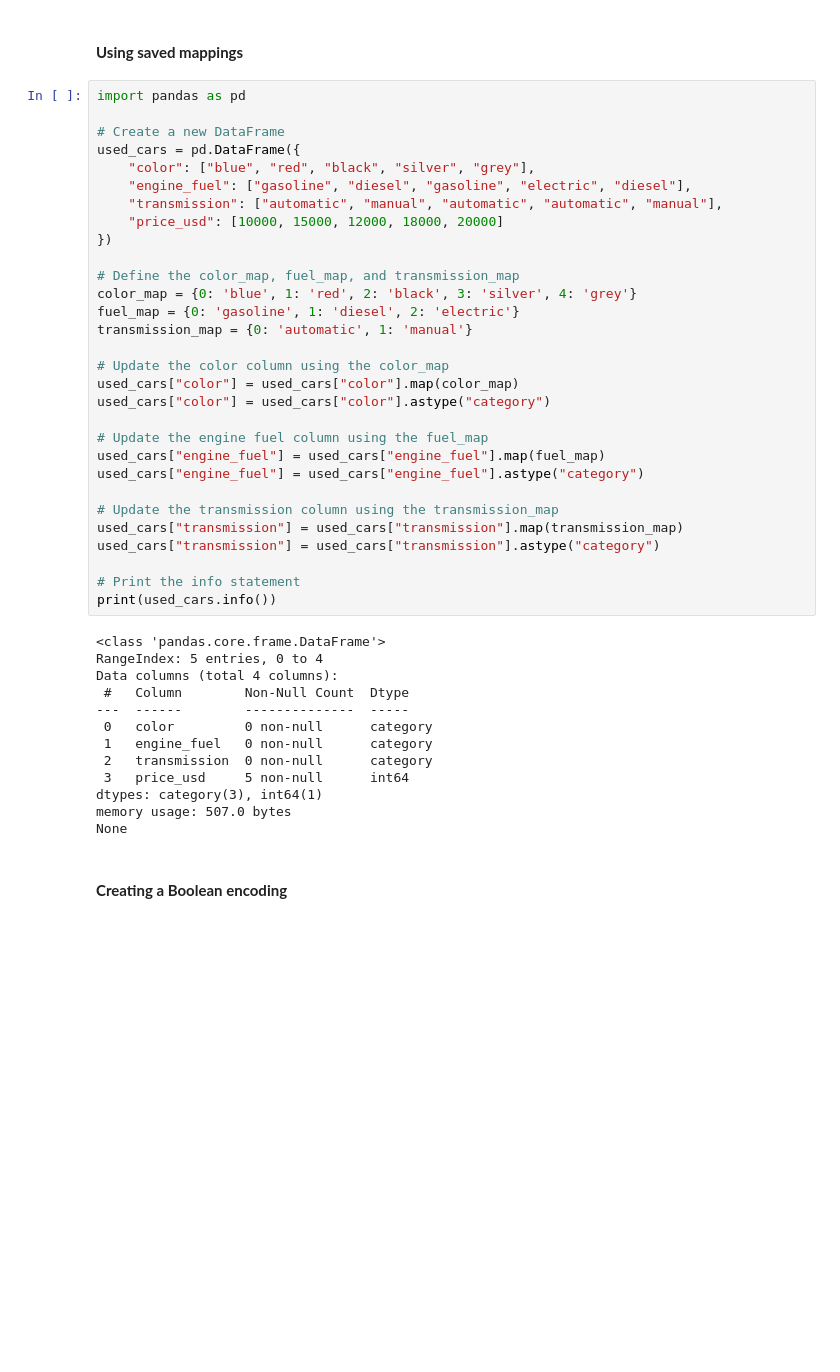
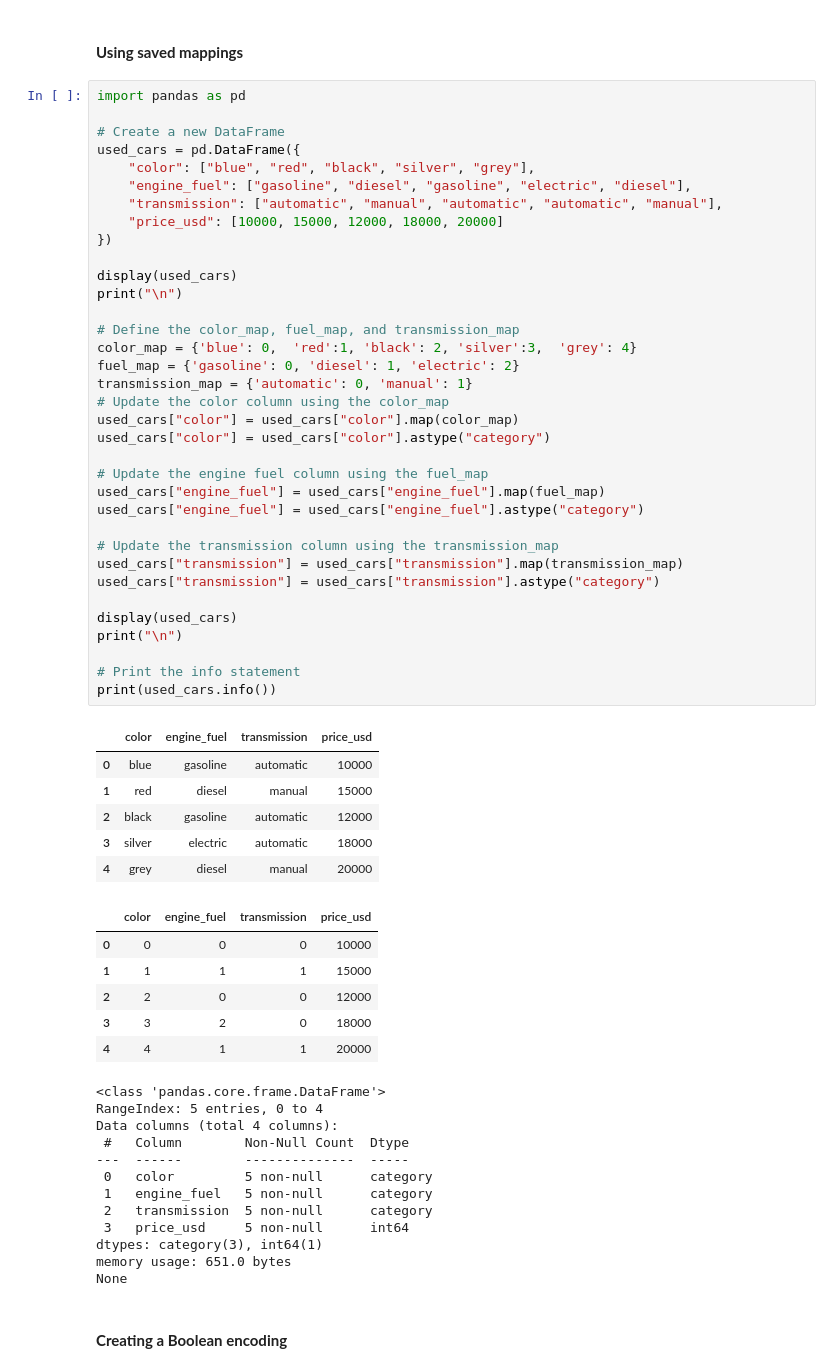
Before and after one commit to mohd-faizy/CAREER-TRACK-Data-Scientist-with-Python, a Jupyter notebook: 12_Working_with_Categorical_Data_in_Python/12_Working_with_Categorical_Data_in_Python.ipynb, the cells around one changed output. Drawn from its saved outputs; the diff is of its cells as text; blank space fills up the shorter version.

```diff
--- a/12_Working_with_Categorical_Data_in_Python/12_Working_with_Categorical_Data_in_Python.ipynb
+++ b/12_Working_with_Categorical_Data_in_Python/12_Working_with_Categorical_Data_in_Python.ipynb
@@ -860,45 +911,62 @@ Name: color, dtype: int64
 # %%
 import pandas as pd
 
 # Create a new DataFrame
 used_cars = pd.DataFrame({
     "color": ["blue", "red", "black", "silver", "grey"],
     "engine_fuel": ["gasoline", "diesel", "gasoline", "electric", "diesel"],
     "transmission": ["automatic", "manual", "automatic", "automatic", "manual"],
     "price_usd": [10000, 15000, 12000, 18000, 20000]
 })
 
+display(used_cars)
+print("\n")
+
 # Define the color_map, fuel_map, and transmission_map
-color_map = {0: 'blue', 1: 'red', 2: 'black', 3: 'silver', 4: 'grey'}
-fuel_map = {0: 'gasoline', 1: 'diesel', 2: 'electric'}
-transmission_map = {0: 'automatic', 1: 'manual'}
-
+color_map = {'blue': 0,  'red':1, 'black': 2, 'silver':3,  'grey': 4}
+fuel_map = {'gasoline': 0, 'diesel': 1, 'electric': 2}
+transmission_map = {'automatic': 0, 'manual': 1}
 # Update the color column using the color_map
 used_cars["color"] = used_cars["color"].map(color_map)
 used_cars["color"] = used_cars["color"].astype("category")
 
 # Update the engine fuel column using the fuel_map
 used_cars["engine_fuel"] = used_cars["engine_fuel"].map(fuel_map)
 used_cars["engine_fuel"] = used_cars["engine_fuel"].astype("category")
 
 # Update the transmission column using the transmission_map
 used_cars["transmission"] = used_cars["transmission"].map(transmission_map)
 used_cars["transmission"] = used_cars["transmission"].astype("category")
 
+display(used_cars)
+print("\n")
+
 # Print the info statement
 print(used_cars.info())
 # %% [output]
+|  | color | engine_fuel | transmission | price_usd |
+| 0 | blue | gasoline | automatic | 10000 |
+| 1 | red | diesel | manual | 15000 |
+| 2 | black | gasoline | automatic | 12000 |
+| 3 | silver | electric | automatic | 18000 |
+| 4 | grey | diesel | manual | 20000 |
+|  | color | engine_fuel | transmission | price_usd |
+| 0 | 0 | 0 | 0 | 10000 |
+| 1 | 1 | 1 | 1 | 15000 |
+| 2 | 2 | 0 | 0 | 12000 |
+| 3 | 3 | 2 | 0 | 18000 |
+| 4 | 4 | 1 | 1 | 20000 |
 <class 'pandas.core.frame.DataFrame'>
 RangeIndex: 5 entries, 0 to 4
 Data columns (total 4 columns):
  #   Column        Non-Null Count  Dtype
 ---  ------        --------------  -----
- 0   color         0 non-null      category
- 1   engine_fuel   0 non-null      category
- 2   transmission  0 non-null      category
+ 0   color         5 non-null      category
+ 1   engine_fuel   5 non-null      category
+ 2   transmission  5 non-null      category
  3   price_usd     5 non-null      int64
 dtypes: category(3), int64(1)
-memory usage: 507.0 bytes
+memory usage: 651.0 bytes
 None
 # %% [markdown]
 #### **Creating a Boolean encoding**
```
Also changed, not shown: parts of 9 cells of this notebook.
